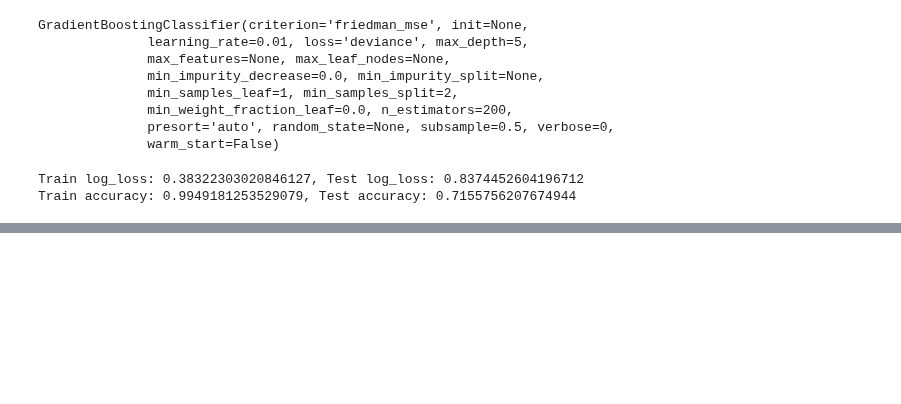
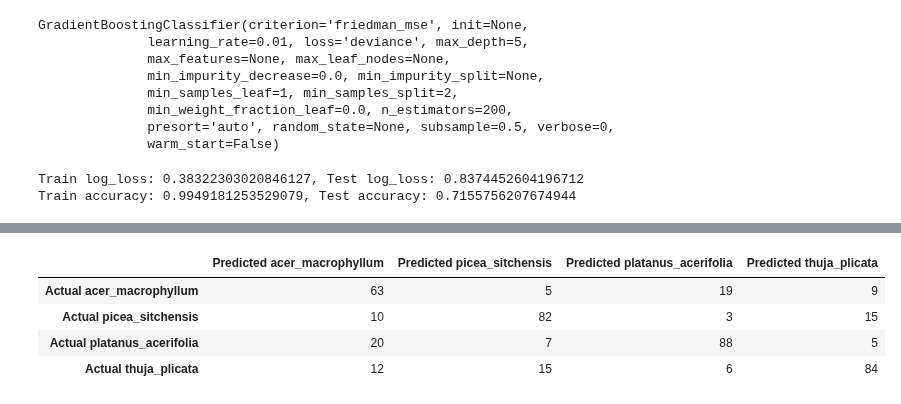
Before and after one commit to NathanielBlairStahn/tree-logic, a Jupyter notebook: notebooks/20180517_more_species/logistic_and_gb_4_species.ipynb, the cells around one changed output, grey strips where cells are left out. Saved outputs shown, nothing was run; the diff lists cells and outputs as text; code cells hidden in the pictures; blank space fills up the shorter version.

```diff
--- a/notebooks/20180517_more_species/logistic_and_gb_4_species.ipynb
+++ b/notebooks/20180517_more_species/logistic_and_gb_4_species.ipynb
@@ -382,3 +390,11 @@ Train accuracy: 0.9949181253529079, Test accuracy: 0.7155756207674944
+# %%
+gbeval.confusion_df(X_test, y_test)
+# %% [output]
+|  | Predicted acer_macrophyllum | Predicted picea_sitchensis | Predicted platanus_acerifolia | Predicted thuja_plicata |
+| Actual acer_macrophyllum | 63 | 5 | 19 | 9 |
+| Actual picea_sitchensis | 10 | 82 | 3 | 15 |
+| Actual platanus_acerifolia | 20 | 7 | 88 | 5 |
+| Actual thuja_plicata | 12 | 15 | 6 | 84 |
 # %%
 gb_model = GradientBoostingClassifier(learning_rate=0.05, n_estimators=250, subsample=0.5,
                                       max_features='auto', max_depth=3, verbose=1)
```
Also changed, not shown: parts of 9 cells of this notebook.
